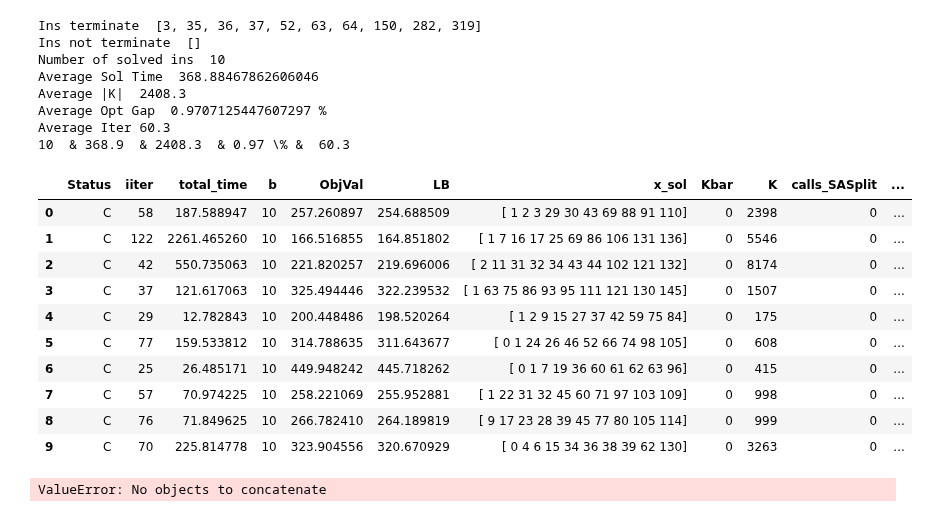
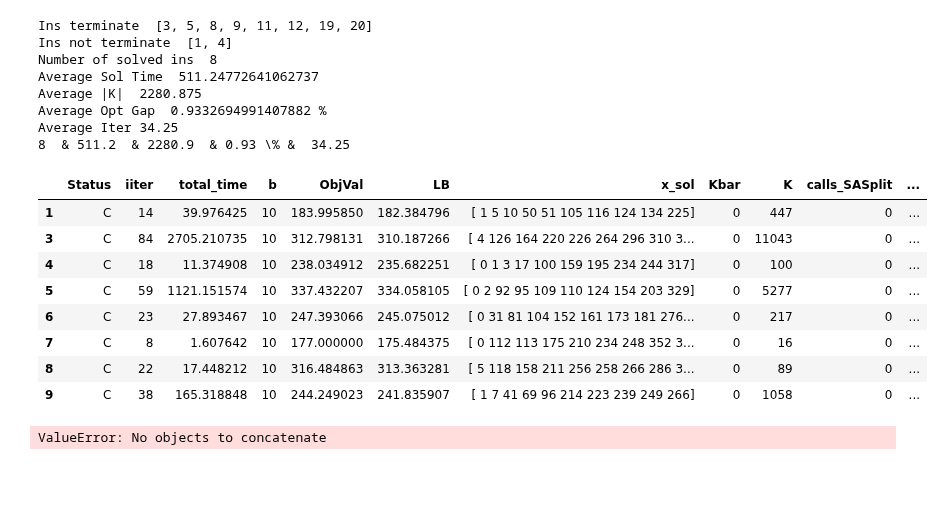
Before and after one commit to diHnguyen/SSPI, a Jupyter notebook: PythonConversion/Dec2024_Output/ProcessOutput.ipynb, the cells around one changed output. Cells and saved outputs as stored; diff of their text form; code cells hidden in the pictures; blank space fills up the shorter version.

```diff
--- a/PythonConversion/Dec2024_Output/ProcessOutput.ipynb
+++ b/PythonConversion/Dec2024_Output/ProcessOutput.ipynb
@@ -18,9 +18,9 @@ N = 50 #50
 # ins =  [2, 14, 18, 22, 24, 38, 39, 40, 56, 76]
 
 # N50
-ins =  [2, 6, 7, 10, 13, 14, 15, 16, 17, 21]
+# ins =  [2, 6, 7, 10, 13, 14, 15, 16, 17, 21]
 # ins =  [18, 26, 46, 73, 93, 98, 110, 113, 122, 124]
-# ins =  [1, 3, 4, 5, 8, 9, 11, 12, 19, 20]
+ins =  [1, 3, 4, 5, 8, 9, 11, 12, 19, 20]
 # Desktop/Local Documents/GitHub/Paper5/PythonConversion/Dec2024_Output/Iter/main_singleCut_combinedStratV1_WarmStart_threshold_p_15_N40_56.txt
 
 def processMain(N, ins):
@@ -65,51 +65,49 @@ def processMain(N, ins):
     df_filtered = df_filtered[df_filtered.Status == "C"]
     # df_filtered = df_filtered[~df_filtered['Ins'].isin(ins_not_terminate)]
     # df_filtered = df_filtered.groupby('Ins').apply(
     #     lambda group: group[group['total_time'] == group['total_time'].max()])
     # df_filtered = df_filtered.reset_index(drop=True)
     df_filtered["OptGap"] = (df_filtered.ObjVal-df_filtered.LB)/df_filtered.ObjVal*100
     solved_ins = len(df_filtered)
     avg_time = df_filtered['total_time'].mean()
     avg_K = df_filtered['K'].mean()
     opt_gap = df_filtered["OptGap"].mean()
     avg_iter = df_filtered["iiter"].mean()+1
     print("Number of solved ins ", solved_ins)
     print("Average Sol Time ", avg_time)
     print("Average |K| ", avg_K)
     print("Average Opt Gap ", opt_gap,"%")
     print("Average Iter", avg_iter)
     # {number:.2f}
     print(str(solved_ins), " & %.1f"  % avg_time, " & %.1f" % avg_K, " & %.2f" %opt_gap, "\% & ",str(avg_iter) )
 
 
     # print(output)
     # for i in range(5):
     #     output = pd.read_csv(EXP+"_N"+str(N)+"_"+str(i+1)+".txt", sep=";", header=None)
 
     return df_filtered
 
 df_default = processMain(N,ins)
 df_default
 # %% [output]
-Ins terminate  [3, 35, 36, 37, 52, 63, 64, 150, 282, 319]
-Ins not terminate  []
-Number of solved ins  10
-Average Sol Time  368.88467862606046
-Average |K|  2408.3
-Average Opt Gap  0.9707125447607297 %
-Average Iter 60.3
-10  & 368.9  & 2408.3  & 0.97 \% &  60.3
+Ins terminate  [3, 5, 8, 9, 11, 12, 19, 20]
+Ins not terminate  [1, 4]
+Number of solved ins  8
+Average Sol Time  511.24772641062737
+Average |K|  2280.875
+Average Opt Gap  0.9332694991407882 %
+Average Iter 34.25
+8  & 511.2  & 2280.9  & 0.93 \% &  34.25
 |  | Status | iiter | total_time | b | ObjVal | LB | x_sol | Kbar | K | calls_SASplit | ... |
-| 0 | C | 58 | 187.588947 | 10 | 257.260897 | 254.688509 | [ 1 2 3 29 30 43 69 88 91 110] | 0 | 2398 | 0 | ... |
-| 1 | C | 122 | 2261.465260 | 10 | 166.516855 | 164.851802 | [ 1 7 16 17 25 69 86 106 131 136] | 0 | 5546 | 0 | ... |
-| 2 | C | 42 | 550.735063 | 10 | 221.820257 | 219.696006 | [ 2 11 31 32 34 43 44 102 121 132] | 0 | 8174 | 0 | ... |
-| 3 | C | 37 | 121.617063 | 10 | 325.494446 | 322.239532 | [ 1 63 75 86 93 95 111 121 130 145] | 0 | 1507 | 0 | ... |
-| 4 | C | 29 | 12.782843 | 10 | 200.448486 | 198.520264 | [ 1 2 9 15 27 37 42 59 75 84] | 0 | 175 | 0 | ... |
-| 5 | C | 77 | 159.533812 | 10 | 314.788635 | 311.643677 | [ 0 1 24 26 46 52 66 74 98 105] | 0 | 608 | 0 | ... |
-| 6 | C | 25 | 26.485171 | 10 | 449.948242 | 445.718262 | [ 0 1 7 19 36 60 61 62 63 96] | 0 | 415 | 0 | ... |
-| 7 | C | 57 | 70.974225 | 10 | 258.221069 | 255.952881 | [ 1 22 31 32 45 60 71 97 103 109] | 0 | 998 | 0 | ... |
-| 8 | C | 76 | 71.849625 | 10 | 266.782410 | 264.189819 | [ 9 17 23 28 39 45 77 80 105 114] | 0 | 999 | 0 | ... |
-| 9 | C | 70 | 225.814778 | 10 | 323.904556 | 320.670929 | [ 0 4 6 15 34 36 38 39 62 130] | 0 | 3263 | 0 | ... |
+| 1 | C | 14 | 39.976425 | 10 | 183.995850 | 182.384796 | [ 1 5 10 50 51 105 116 124 134 225] | 0 | 447 | 0 | ... |
+| 3 | C | 84 | 2705.210735 | 10 | 312.798131 | 310.187266 | [ 4 126 164 220 226 264 296 310 3... | 0 | 11043 | 0 | ... |
+| 4 | C | 18 | 11.374908 | 10 | 238.034912 | 235.682251 | [ 0 1 3 17 100 159 195 234 244 317] | 0 | 100 | 0 | ... |
+| 5 | C | 59 | 1121.151574 | 10 | 337.432207 | 334.058105 | [ 0 2 92 95 109 110 124 154 203 329] | 0 | 5277 | 0 | ... |
+| 6 | C | 23 | 27.893467 | 10 | 247.393066 | 245.075012 | [ 0 31 81 104 152 161 173 181 276... | 0 | 217 | 0 | ... |
+| 7 | C | 8 | 1.607642 | 10 | 177.000000 | 175.484375 | [ 0 112 113 175 210 234 248 352 3... | 0 | 16 | 0 | ... |
+| 8 | C | 22 | 17.448212 | 10 | 316.484863 | 313.363281 | [ 5 118 158 211 256 258 266 286 3... | 0 | 89 | 0 | ... |
+| 9 | C | 38 | 165.318848 | 10 | 244.249023 | 241.835907 | [ 1 7 41 69 96 214 223 239 249 266] | 0 | 1058 | 0 | ... |
 # %%
 import pandas as pd
 import os
```
